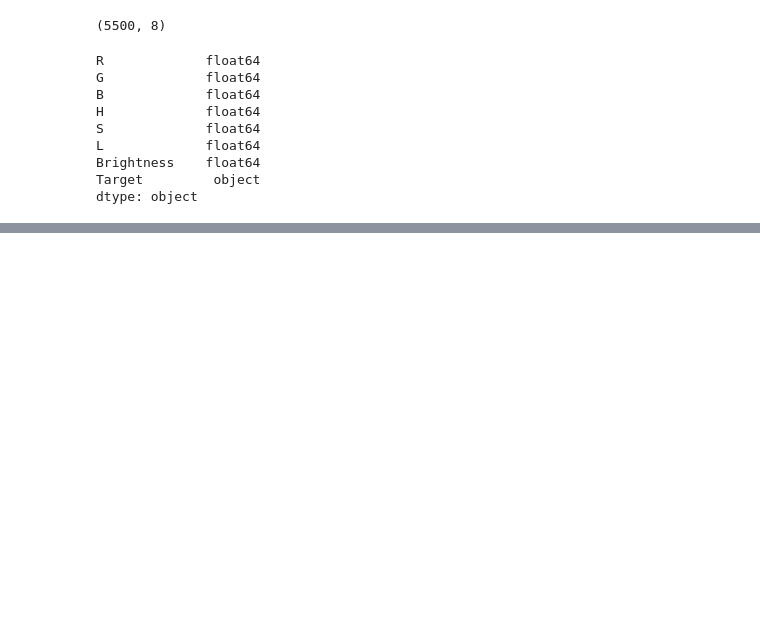
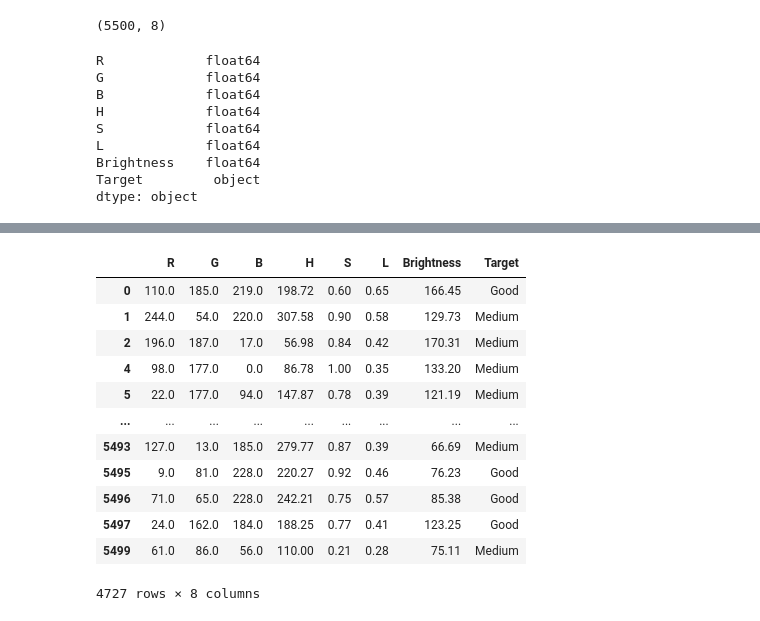
Before and after one commit to leepaul10/color_mood_predictor_ml, a Jupyter notebook: src/modeltraining.ipynb, the cells around one changed output, grey strips where cells are left out. Drawn from its saved outputs; the diff is of its cells as text; code cells hidden in the pictures; blank space fills up the shorter version.

```diff
--- a/src/modeltraining.ipynb
+++ b/src/modeltraining.ipynb
@@ -73,0 +228,18 @@ dtype: object
+# %%
+df.dropna(subset=['Target'],inplace=True)
+# %%
+df
+# %% [output]
+|  | R | G | B | H | S | L | Brightness | Target |
+| 0 | 110.0 | 185.0 | 219.0 | 198.72 | 0.60 | 0.65 | 166.45 | Good |
+| 1 | 244.0 | 54.0 | 220.0 | 307.58 | 0.90 | 0.58 | 129.73 | Medium |
+| 2 | 196.0 | 187.0 | 17.0 | 56.98 | 0.84 | 0.42 | 170.31 | Medium |
+| 4 | 98.0 | 177.0 | 0.0 | 86.78 | 1.00 | 0.35 | 133.20 | Medium |
+| 5 | 22.0 | 177.0 | 94.0 | 147.87 | 0.78 | 0.39 | 121.19 | Medium |
+| ... | ... | ... | ... | ... | ... | ... | ... | ... |
+| 5493 | 127.0 | 13.0 | 185.0 | 279.77 | 0.87 | 0.39 | 66.69 | Medium |
+| 5495 | 9.0 | 81.0 | 228.0 | 220.27 | 0.92 | 0.46 | 76.23 | Good |
+| 5496 | 71.0 | 65.0 | 228.0 | 242.21 | 0.75 | 0.57 | 85.38 | Good |
+| 5497 | 24.0 | 162.0 | 184.0 | 188.25 | 0.77 | 0.41 | 123.25 | Good |
+| 5499 | 61.0 | 86.0 | 56.0 | 110.00 | 0.21 | 0.28 | 75.11 | Medium |
+4727 rows × 8 columns
```
Also changed, not shown: parts of 14 cells of this notebook.
